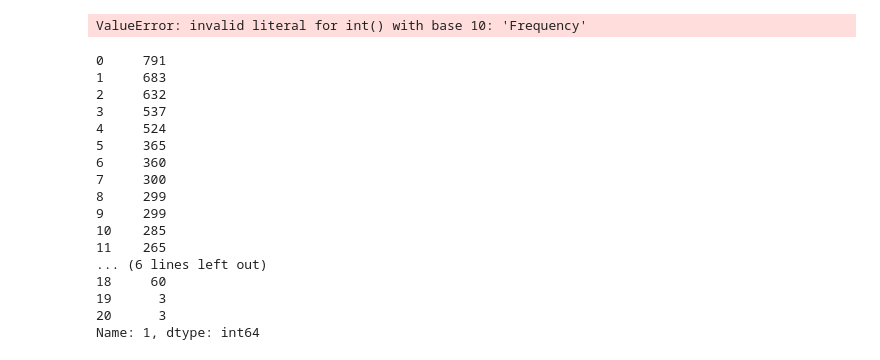
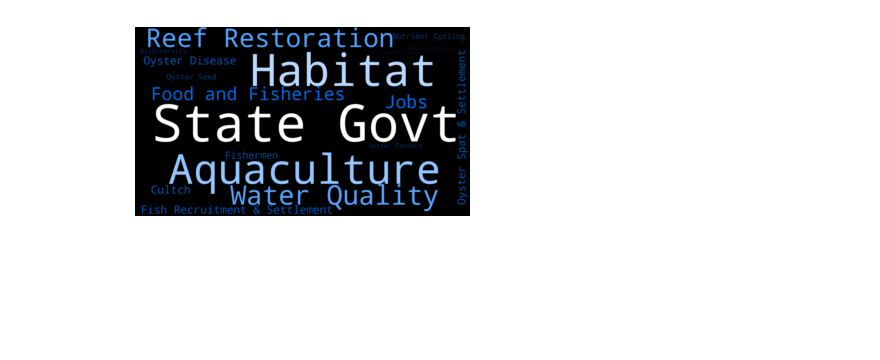
Before and after one commit to mistergroot/oysters, a Jupyter notebook: Oyster Graphics.ipynb, the cells around one changed output. Drawn from its saved outputs; the diff is of its cells as text; code cells hidden in the pictures; blank space fills up the shorter version.

```diff
--- a/Oyster Graphics.ipynb
+++ b/Oyster Graphics.ipynb
@@ -1,9 +1,12 @@
 # %%
-def my_tf_color_func(dictionary):
-  def my_tf_color_func_inner(word,
-                             font_size,
-                             position,
-                             orientation,
-                             random_state=None, **kwargs):
-    return "hsl(%d, 80%%, 50%%)" % (360 * dictionary[word])
-  return my_tf_color_func_inner
+class MyColorFunctor():
+  def __init__(self,frequencies):
+    self.frequencies = frequencies
+
+  def __call__(self,word,font_size,position,orientation,random_state=None,**kwargs):
+    return "hsl(%d, %d%%, %d%%)" % (212, 100, self.frequencies[word]/7.91)
+# %%
+oysters = csv.reader(open('project-2.csv', 'r',newline='\n'))
+data = {}
+for k,v in oysters:
+    data[k] = int(v)
@@ -10,27 +33,21 @@ def my_tf_color_func(dictionary):
 # %%
 import csv
 import pandas as pd
 from wordcloud import WordCloud
 import matplotlib.pyplot as plt
 
-reader = csv.reader(open('Untitled1.csv', 'r',newline='\n'))
-d = {}
-for k,v in reader:
-    d[k] = int(v)
-
 #Generating wordcloud. Relative scaling value is to adjust the importance of a frequency word.
 #See documentation: https://github.com/amueller/word_cloud/blob/master/wordcloud/wordcloud.py
-wordcloud = WordCloud(width=2000,
+wordcloud = WordCloud(width=1920,
                       height=1080,
                       max_words=1628,
-                      colormap="GnBu",
                       background_color="black",
                       relative_scaling=1,
                       normalize_plurals=False,
-                      color_func=my_tf_color_func(butt[1])).generate_from_frequencies(d).to_file("index.png")
+                      color_func=MyColorFunctor(data)).generate_from_frequencies(data).to_file("index.png")
 
 plt.imshow(wordcloud, interpolation='bilinear')
 plt.axis("off")
 plt.show()
 # %% [output]
-ValueError: invalid literal for int() with base 10: 'Frequency'
+[figure, added]
@@ -39,20 +53,0 @@ butt=pd.read_csv("Untitled1.csv", header=None)
-# %%
-butt[1]
-# %% [output]
-0     791
-1     683
-2     632
-3     537
-4     524
-5     365
-6     360
-7     300
-8     299
-9     299
-10    285
-11    265
-... (6 lines left out)
-18     60
-19      3
-20      3
-Name: 1, dtype: int64
```
Also changed, not shown: parts of 3 cells of this notebook, 1 other file.
